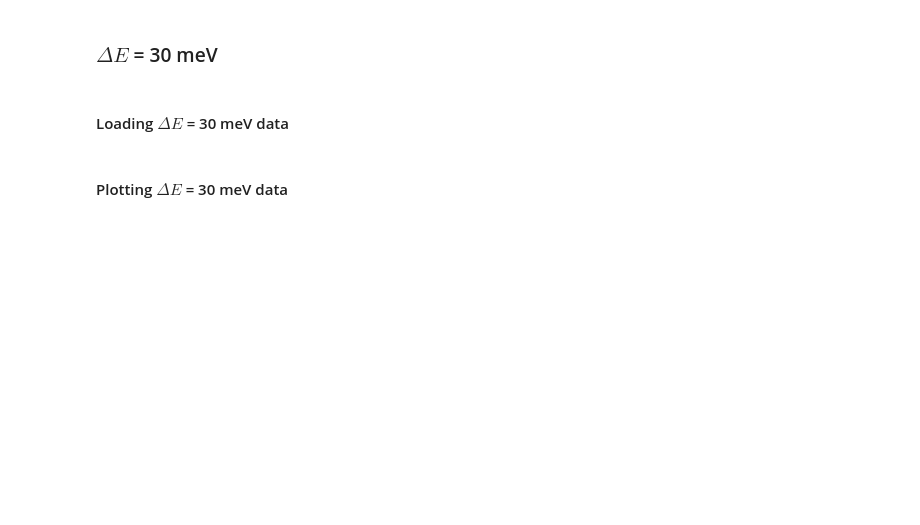
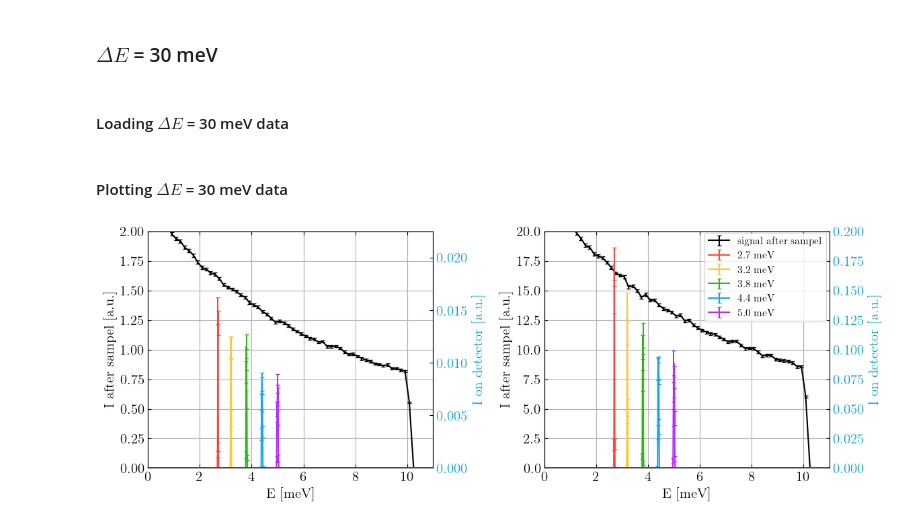
Before and after one commit to JEGKANIKMULTITASK/BIFROST, a Jupyter notebook: BIFROST_Design_Article/Energy_resolution/E_transfer_detectors.ipynb, the cells around one changed output. Cells and saved outputs as stored; diff of their text form; code cells hidden in the pictures; blank space fills up the shorter version.

```diff
--- a/BIFROST_Design_Article/Energy_resolution/E_transfer_detectors.ipynb
+++ b/BIFROST_Design_Article/Energy_resolution/E_transfer_detectors.ipynb
@@ -672,33 +702,33 @@ T_5p0_ana_30mev_h = np.loadtxt('./v9_Ei_30/14/tof_det_5p0_mid_res.dat').T
 # %%
-E_after_PSC_30mev = np.loadtxt('./v9_Ei_30/0/E_monAfterPSC2.dat').T
+E_after_PSC_30mev = np.loadtxt('./Cluster_v11/v11_Ei_30/0/E_monAfterPSC2.dat').T
 
-E_before_sam_30mev = np.loadtxt('./v9_Ei_30/0/Emon_BeforeSampel.dat').T
+E_before_sam_30mev = np.loadtxt('./Cluster_v11/v11_Ei_30/0/Emon_BeforeSampel.dat').T
 
-E_after_sam_30mev = np.loadtxt('./v9_Ei_30/0/Emon_AfterSampel.dat').T
+E_after_sam_30mev = np.loadtxt('./Cluster_v11/v11_Ei_30/0/Emon_AfterSampel.dat').T
 
-E_2p7_ana_30mev = np.loadtxt('./v9_Ei_30/0/emon_det_2p7_mid_res.dat').T
-E_3p2_ana_30mev = np.loadtxt('./v9_Ei_30/0/emon_det_3p2_mid_res.dat').T
-E_3p8_ana_30mev = np.loadtxt('./v9_Ei_30/0/emon_det_3p8_mid_res.dat').T
-E_4p4_ana_30mev = np.loadtxt('./v9_Ei_30/0/emon_det_4p4_mid_res.dat').T
-E_5p0_ana_30mev = np.loadtxt('./v9_Ei_30/0/emon_det_5p0_mid_res.dat').T
+E_2p7_ana_30mev = np.loadtxt('./Cluster_v11/v11_Ei_30/0/emon_det_2p7_mid_res.dat').T
+E_3p2_ana_30mev = np.loadtxt('./Cluster_v11/v11_Ei_30/0/emon_det_3p2_mid_res.dat').T
+E_3p8_ana_30mev = np.loadtxt('./Cluster_v11/v11_Ei_30/0/emon_det_3p8_mid_res.dat').T
+E_4p4_ana_30mev = np.loadtxt('./Cluster_v11/v11_Ei_30/0/emon_det_4p4_mid_res.dat').T
+E_5p0_ana_30mev = np.loadtxt('./Cluster_v11/v11_Ei_30/0/emon_det_5p0_mid_res.dat').T
 
-T_after_PSC_30mev = np.loadtxt('./v9_Ei_30/0/ToFAfterPSC2.dat').T
+T_after_PSC_30mev = np.loadtxt('./Cluster_v11/v11_Ei_30/0/ToFAfterPSC2.dat').T
 
-T_before_sam_30mev = np.loadtxt('./v9_Ei_30/0/ToF_BeforeSampel.dat').T
+T_before_sam_30mev = np.loadtxt('./Cluster_v11/v11_Ei_30/0/ToF_BeforeSampel.dat').T
 
-T_after_sam_30mev = np.loadtxt('./v9_Ei_30/0/ToF_AfterSampel.dat').T
+T_after_sam_30mev = np.loadtxt('./Cluster_v11/v11_Ei_30/0/ToF_AfterSampel.dat').T
 
-T_2p7_ana_30mev = np.loadtxt('./v9_Ei_30/0/tof_det_2p7_mid_res.dat').T
-T_3p2_ana_30mev = np.loadtxt('./v9_Ei_30/0/tof_det_3p2_mid_res.dat').T
-T_3p8_ana_30mev = np.loadtxt('./v9_Ei_30/0/tof_det_3p8_mid_res.dat').T
-T_4p4_ana_30mev = np.loadtxt('./v9_Ei_30/0/tof_det_4p4_mid_res.dat').T
-T_5p0_ana_30mev = np.loadtxt('./v9_Ei_30/0/tof_det_5p0_mid_res.dat').T
+T_2p7_ana_30mev = np.loadtxt('./Cluster_v11/v11_Ei_30/0/tof_det_2p7_mid_res.dat').T
+T_3p2_ana_30mev = np.loadtxt('./Cluster_v11/v11_Ei_30/0/tof_det_3p2_mid_res.dat').T
+T_3p8_ana_30mev = np.loadtxt('./Cluster_v11/v11_Ei_30/0/tof_det_3p8_mid_res.dat').T
+T_4p4_ana_30mev = np.loadtxt('./Cluster_v11/v11_Ei_30/0/tof_det_4p4_mid_res.dat').T
+T_5p0_ana_30mev = np.loadtxt('./Cluster_v11/v11_Ei_30/0/tof_det_5p0_mid_res.dat').T
 # %% [markdown]
 #### Plotting $\Delta E$ = 30 meV data
 # %%
 fig, ax = plt.subplots(nrows=1, ncols=2, figsize=(12,4.5))
 
-ax[0].set_title('$\Delta E$ = 30 meV, PSC opening = 0.1 ms')
+#ax[0].set_title('$\Delta E$ = 30 meV, PSC opening = 0.1 ms')
 ax[0].errorbar(E_after_sam_30mev[0], E_after_sam_30mev[1], yerr=E_after_sam_30mev[2], color='k')
 
 
@@ -718,32 +748,34 @@ fig.tight_layout()  # otherwise the right y-label is slightly clipped
 
 ax[0].set_xlabel('E [meV]')
 ax[0].set_ylabel('I after sampel [a.u.]')
 ax[0].set_xlim(0,11)
 ax[0].set_ylim(0,2)
 ax[0].grid()
 
-ax[1].set_title('$\Delta E$ = 30 meV, PSC opening = 1 ms')
+#ax[1].set_title('$\Delta E$ = 30 meV, PSC opening = 1 ms')
 ax[1].errorbar(E_after_sam_30mev_h[0], E_after_sam_30mev_h[1], yerr=E_after_sam_30mev_h[2], color='k', label='signal after sampel')
 
 
 ax3 = ax[1].twinx()  # instantiate a second axes that shares the same x-axis
 
 ax3.set_ylabel('I on detector [a.u.]', color=color)  # we already handled the x-label with ax1
 ax3.errorbar(E_2p7_ana_30mev_h[0], E_2p7_ana_30mev_h[1], yerr=E_2p7_ana_30mev_h[2], color='#ff4435', label='2.7 meV')
 ax3.errorbar(E_3p2_ana_30mev_h[0], E_3p2_ana_30mev_h[1], yerr=E_3p2_ana_30mev_h[2], color='#ffc736', label='3.2 meV')
 ax3.errorbar(E_3p8_ana_30mev_h[0], E_3p8_ana_30mev_h[1], yerr=E_3p8_ana_30mev_h[2], color='#29bb13', label='3.8 meV')
 ax3.errorbar(E_4p4_ana_30mev_h[0], E_4p4_ana_30mev_h[1], yerr=E_4p4_ana_30mev_h[2], color='#14a1ff', label='4.4 meV')
 ax3.errorbar(E_5p0_ana_30mev_h[0], E_5p0_ana_30mev_h[1], yerr=E_5p0_ana_30mev_h[2], color='#b82cff', label='5.0 meV')
 ax3.tick_params(axis='y', labelcolor=color)
 ax3.set_ylim(0, 0.2)
 
 fig.tight_layout()  # otherwise the right y-label is slightly clipped
 
 ax[1].set_xlabel('E [meV]')
 ax[1].set_ylabel('I after sampel [a.u.]')
 ax[1].set_xlim(0,11)
 ax[1].set_ylim(0,20)
 ax[1].grid()
-fig.legend(fontsize=8, bbox_to_anchor=(0.92, 0.4, 0, 0.5))
+fig.legend(fontsize=11, bbox_to_anchor=(0.92, 0.4, 0, 0.55))
 fig.tight_layout(pad=1.0)
 plt.savefig('energy_band_deltaE_30.png')
+# %% [output]
+[figure, added]
```
Also changed, not shown: parts of 15 cells of this notebook, 2 other files.
